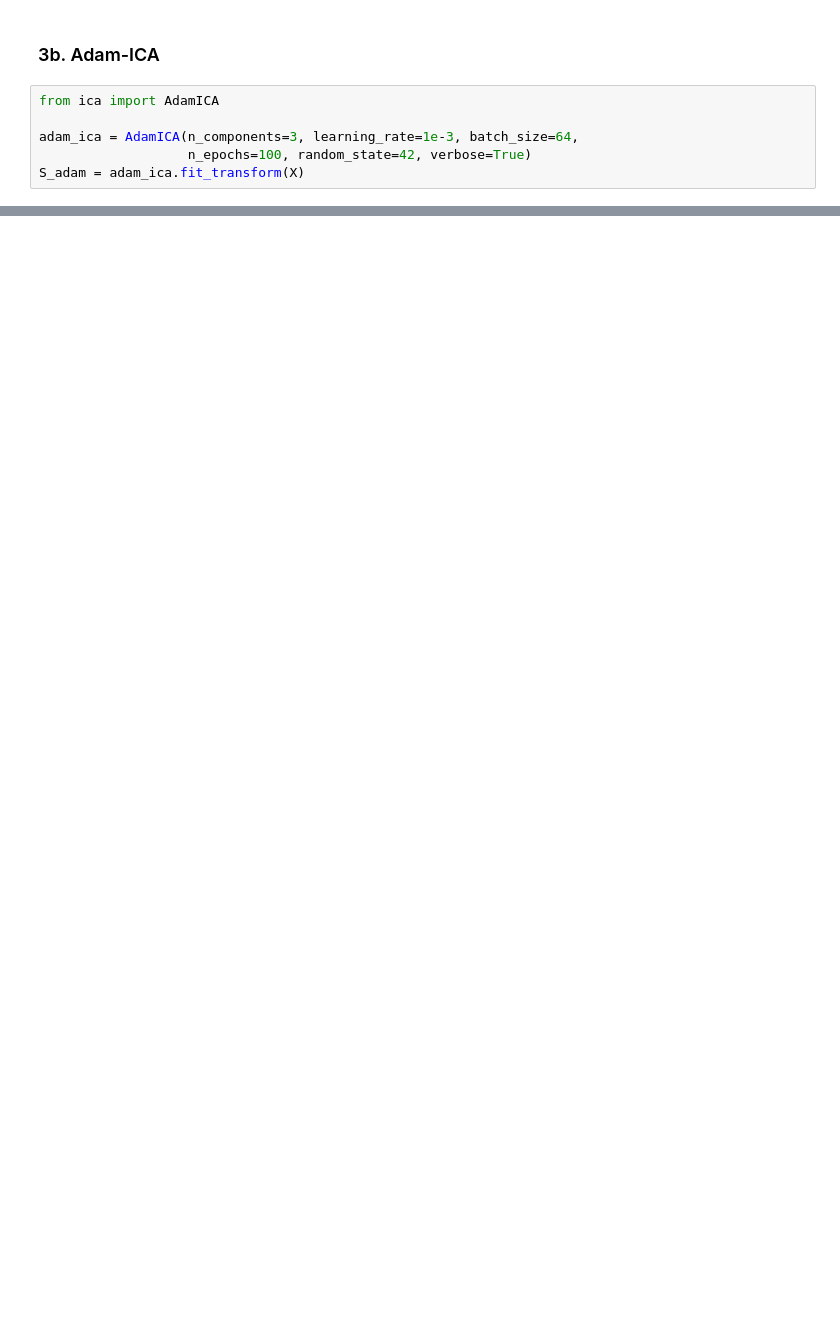
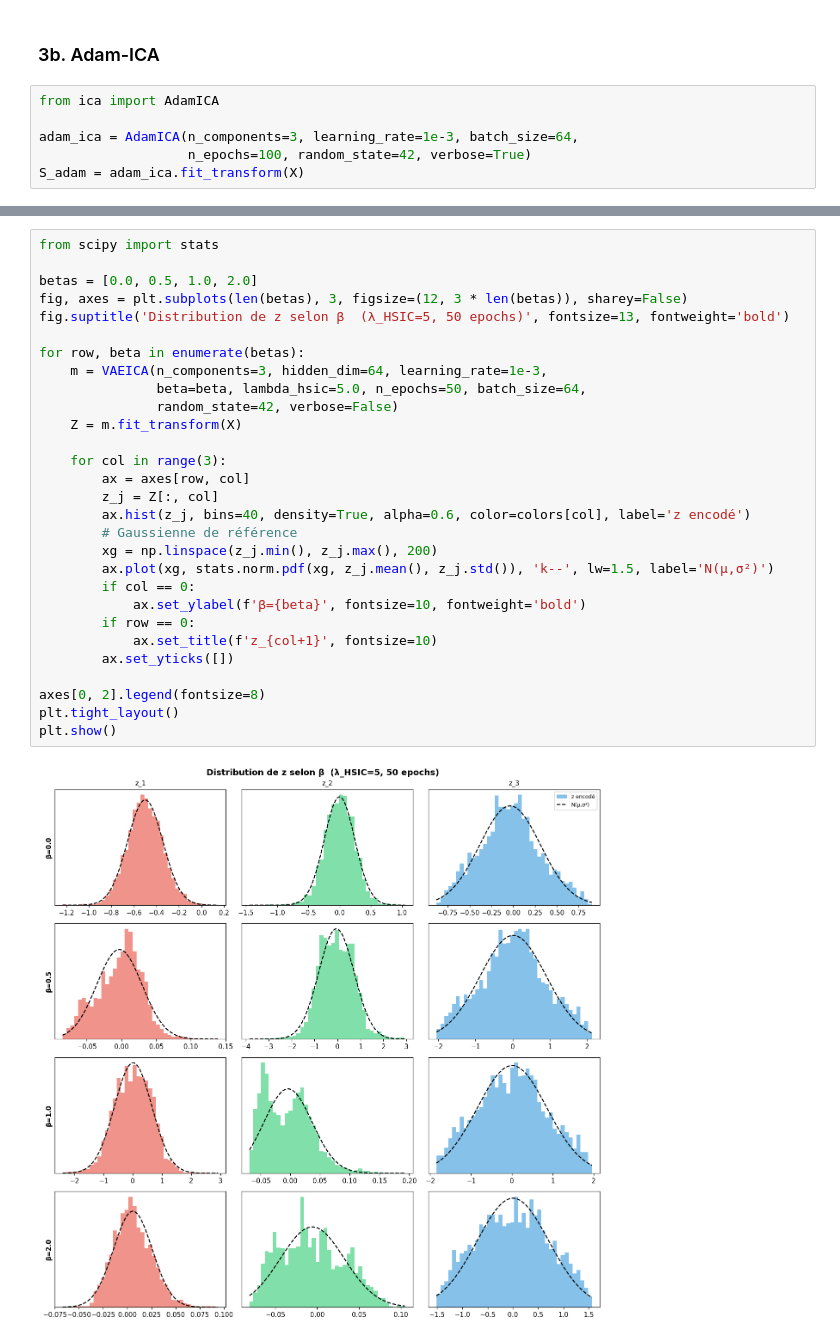
Before and after one commit to samirasonfack/Dimension_Reduction_ICA, a Jupyter notebook: notebooks/demo.ipynb, the cells around one changed output, grey strips where cells are left out. Cells and saved outputs as stored; diff of their text form; blank space fills up the shorter version.

```diff
--- a/notebooks/demo.ipynb
+++ b/notebooks/demo.ipynb
@@ -145,0 +247,31 @@ plt.show()
+# %%
+from scipy import stats
+
+betas = [0.0, 0.5, 1.0, 2.0]
+fig, axes = plt.subplots(len(betas), 3, figsize=(12, 3 * len(betas)), sharey=False)
+fig.suptitle('Distribution de z selon β  (λ_HSIC=5, 50 epochs)', fontsize=13, fontweight='bold')
+
+for row, beta in enumerate(betas):
+    m = VAEICA(n_components=3, hidden_dim=64, learning_rate=1e-3,
+               beta=beta, lambda_hsic=5.0, n_epochs=50, batch_size=64,
+               random_state=42, verbose=False)
+    Z = m.fit_transform(X)
+
+    for col in range(3):
+        ax = axes[row, col]
+        z_j = Z[:, col]
+        ax.hist(z_j, bins=40, density=True, alpha=0.6, color=colors[col], label='z encodé')
+        # Gaussienne de référence
+        xg = np.linspace(z_j.min(), z_j.max(), 200)
+        ax.plot(xg, stats.norm.pdf(xg, z_j.mean(), z_j.std()), 'k--', lw=1.5, label='N(μ,σ²)')
+        if col == 0:
+            ax.set_ylabel(f'β={beta}', fontsize=10, fontweight='bold')
+        if row == 0:
+            ax.set_title(f'z_{col+1}', fontsize=10)
+        ax.set_yticks([])
+
+axes[0, 2].legend(fontsize=8)
+plt.tight_layout()
+plt.show()
+# %% [output]
+[figure, added]
```
Also changed, not shown: parts of 30 cells of this notebook, 28 other files.
